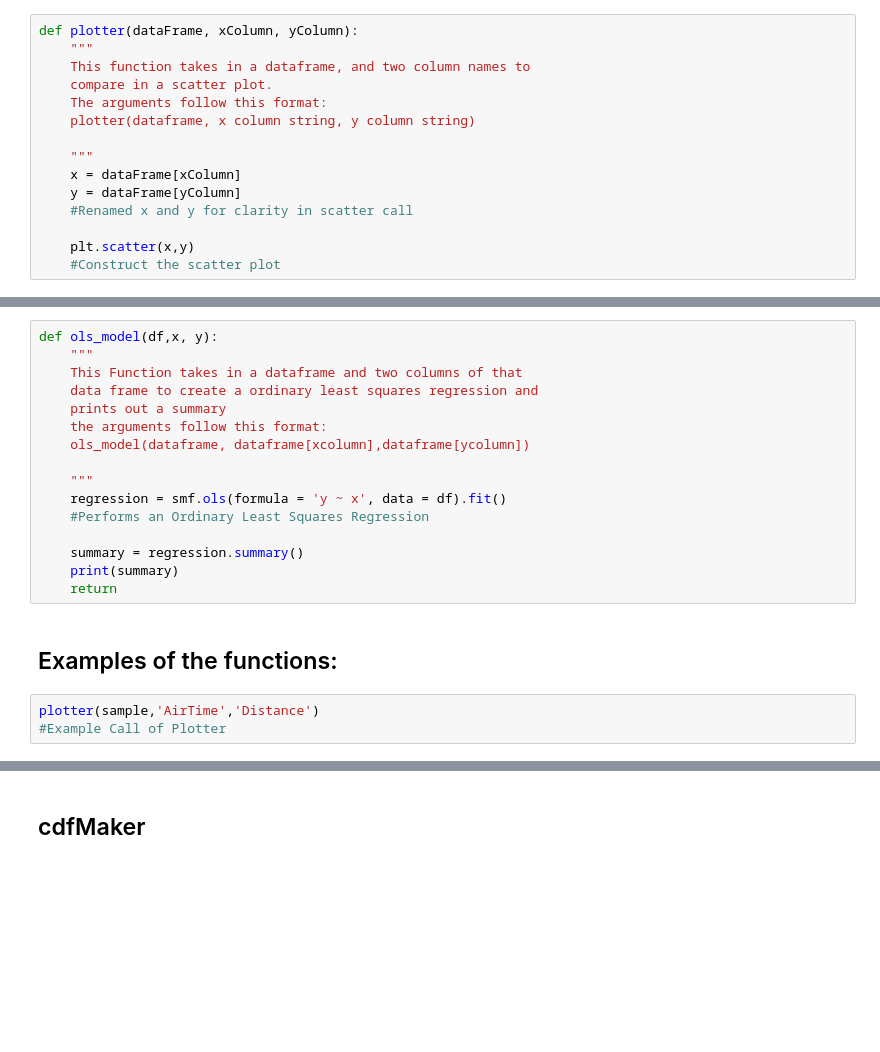
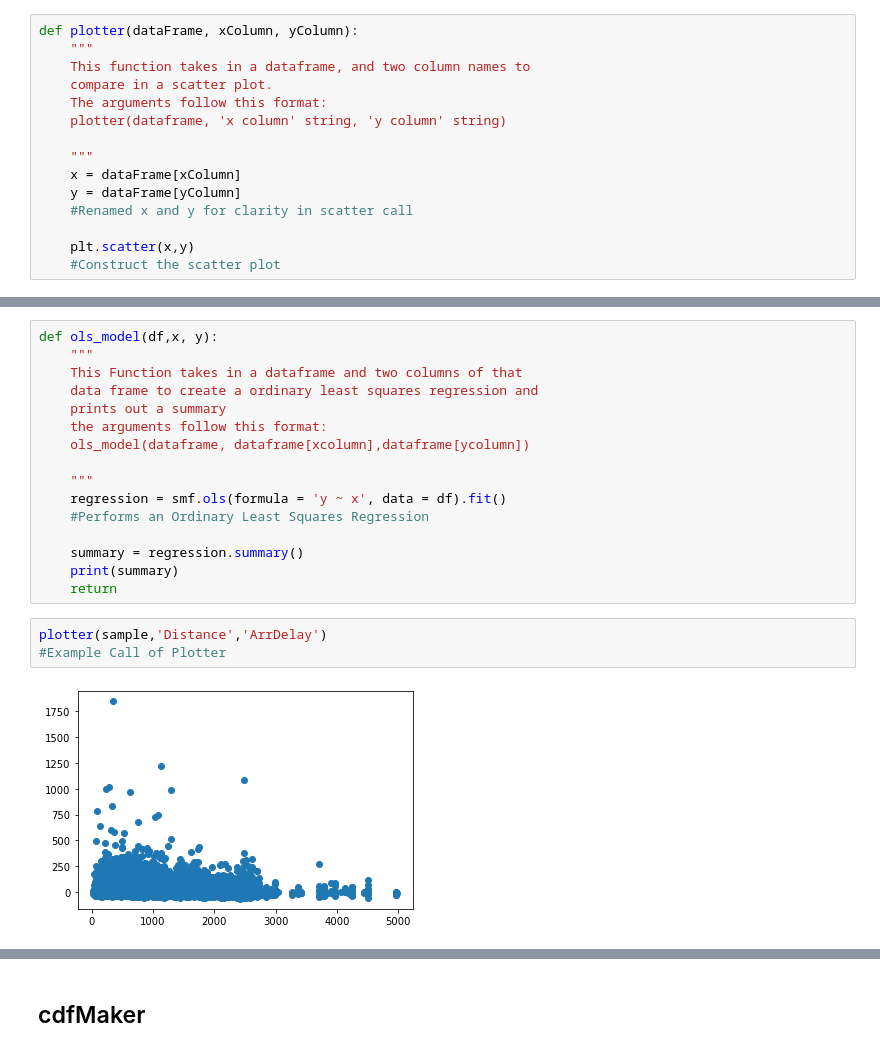
Before and after one commit to gabesUW/BDATA200Project_1, a Jupyter notebook: main.ipynb, the cells around one changed output, grey strips where cells are left out. Drawn from its saved outputs; the diff is of its cells as text; blank space fills up the shorter version.

```diff
--- a/main.ipynb
+++ b/main.ipynb
@@ -104,7 +130,7 @@ def plotter(dataFrame, xColumn, yColumn):
     This function takes in a dataframe, and two column names to
     compare in a scatter plot.
     The arguments follow this format:
-    plotter(dataframe, x column string, y column string)
+    plotter(dataframe, 'x column' string, 'y column' string)
 
     """
     x = dataFrame[xColumn]
@@ -131,9 +157,9 @@ def ols_model(df,x, y):
     summary = regression.summary()
     print(summary)
     return
-# %% [markdown]
-## Examples of the functions:
 # %%
-plotter(sample,'AirTime','Distance')
+plotter(sample,'Distance','ArrDelay')
 #Example Call of Plotter
+# %% [output]
+[figure, added]
 # %%
```
Also changed, not shown: parts of 15 cells of this notebook.
